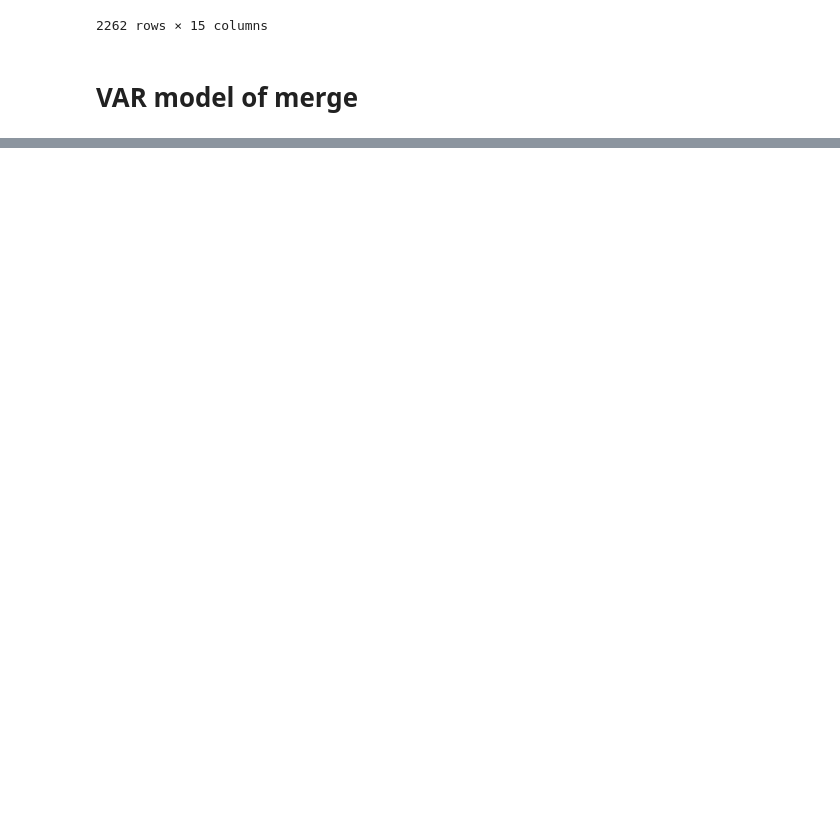
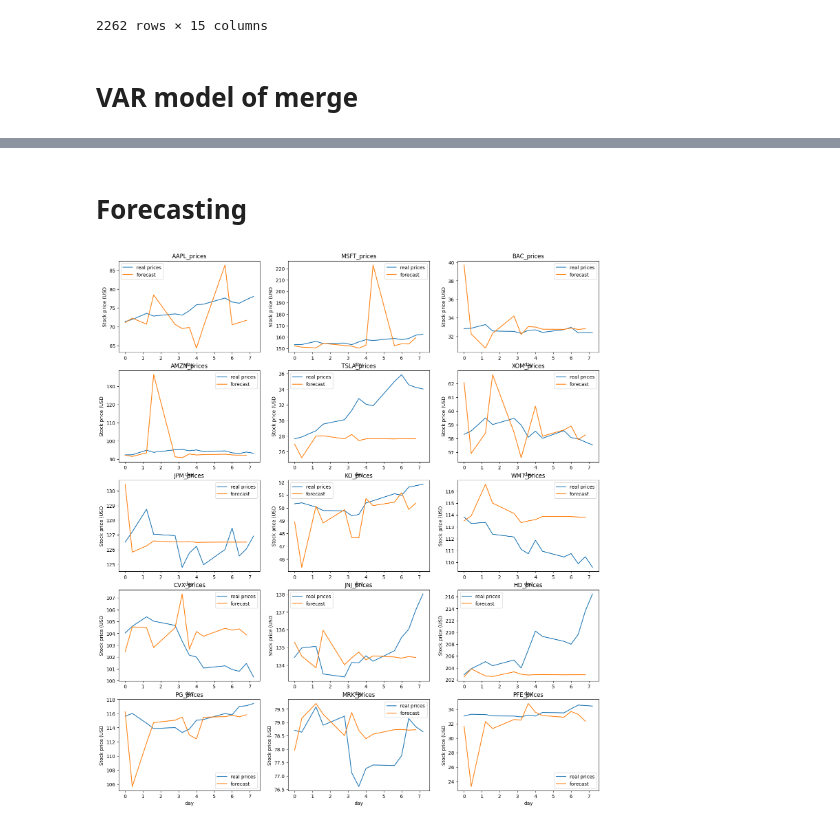
Before and after one commit to DerkNiessink/Project_SDA, a Jupyter notebook: src/Combined Stock Sentiment.ipynb, the cells around one changed output, grey strips where cells are left out. Drawn from its saved outputs; the diff is of its cells as text; code cells hidden in the pictures; blank space fills up the shorter version.

Commit message:
Var model, assumption testing and forecasting on all stocks

```diff
--- a/src/Combined Stock Sentiment.ipynb
+++ b/src/Combined Stock Sentiment.ipynb
@@ -85,0 +143,4 @@ PFE_sentiment      0.066319       1.000000
+# %%
+for result in results:
+    print(f"{result.names[0]} and {result.names[1]}:")
+    print(result.test_whiteness(result.k_ar+1).summary(), "\n \n")
@@ -85,0 +165,41 @@ PFE_sentiment      0.066319       1.000000
+# %% [markdown]
+# Forecasting
+# %%
+def forecast(results, merged_df):
+
+    # get ticker name by removing "_prices"
+    ticker = results.names[0][:-7]
+
+    # last date in train set: 2019-12-30
+    # downloading testset
+    test_prices = pd.DataFrame(yf.Ticker(ticker).history(start = '2019-12-30', end = '2020-1-20')['Close'])
+    forecast_df = pd.DataFrame(results.forecast(np.array(merged_df), 14))
+    forecast_df.columns = ['price', 'sentiment']
+
+    # recall AAPL stock prive is percent change, and APPL setiment is differences
+    # undoing the differencing of APPL_sentiment by taking the cumsum
+    initial_value = test_prices.iloc[0,:]
+    forecast_df["sentiment"].cumsum(axis = 0)
+    forecasted_prices = forecast_df.assign(price=forecast_df.price.pct_change(-1)+initial_value[0])
+    forecasted_prices['price'].index = test_prices.index
+
+    return forecasted_prices["price"], test_prices
+# %%
+fig = plt.figure(figsize = (18, 20))
+i = 0
+for result, merged_df in zip(results, merged_dfs):
+    i+=1
+    forecasted, real_prices = forecast(result, merged_df)
+    plt.subplot(5, 3, i)
+    plt.title(result.names[0])
+    plt.xlabel('day')
+    plt.ylabel('Stock price (USD')
+    days = dt.date2num(real_prices.index)
+    days = [(t-days[0])/2.5 for t in days]
+    plt.plot(days, real_prices["Close"], label='real prices')
+    plt.plot(days, forecasted, label='forecast')
+    plt.legend()
+fig.tight_layout(pad = 3)
+plt.show()
+# %% [output]
+[figure, added]
```
Also changed, not shown: parts of 13 cells of this notebook.
